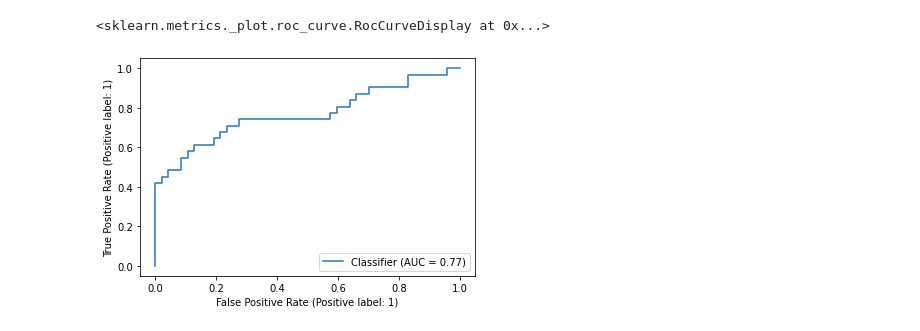
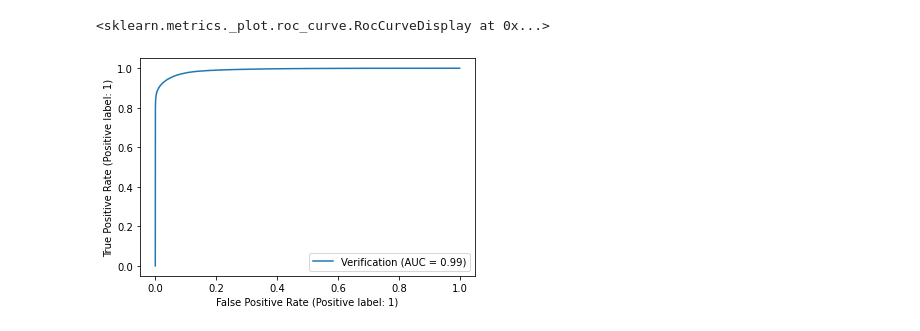
Before and after one commit to wanteatfruit/CS308-Project-Face-Recognition, a Jupyter notebook: evaluation.ipynb, the cells around one changed output. Saved outputs shown, nothing was run; the diff lists cells and outputs as text; code cells hidden in the pictures.

```diff
--- a/evaluation.ipynb
+++ b/evaluation.ipynb
@@ -29,7 +26,19 @@ if not os.path.exists(score_path):
 def face_identification_eval():
     cls = get_cls()
     train_image_paths,test_image_paths,train_labels,test_gt_labels = get_img_paths(cls)
-    test_pred_labels, test_pred_conf = svm_classify(train_image_paths,train_labels,test_image_paths)
+    if not os.path.exists('feats.pkl'):
+        train_feats = generate_embeddings(train_image_paths)
+        test_image_feats = generate_embeddings(test_image_paths)
+        with open('feats.pkl','wb') as f:
+            pickle.dump((train_feats,test_image_feats),f)
+    else:
+        with open('feats.pkl','rb') as f:
+            train_feats,test_image_feats = pickle.load(f)
+    train_feats = np.squeeze(train_feats)
+    test_image_feats = np.squeeze(test_image_feats)
+    print(train_feats.shape)
+    print(test_image_feats.shape)
+    test_pred_labels, test_pred_conf = svm_classify(train_feats,train_labels,test_image_feats)
     return test_gt_labels, test_pred_labels, test_pred_conf
 
 # identification eval
@@ -76,10 +104,19 @@ def get_cls_veri():
 
 def face_identification_eval():
     cls = get_cls_veri()
+    train_image_paths,test_image_paths,train_labels,test_gt_labels = get_img_paths(cls)
+
     image_paths,labels = get_img_paths(cls,type='veri_test')
+    with open('feats.pkl','rb') as f:
+        train_feats,test_image_feats = pickle.load(f)
+
+
     y_true=[]
     y_sim=[]
     embeddings = generate_embeddings(image_paths)
+
+    embeddings = np.concatenate((embeddings,train_feats))
+    labels = np.concatenate((labels,train_labels))
     for i,p in enumerate(embeddings):
         for j in range(i,len(embeddings)):
             match,sim_score=is_match(embeddings[i],embeddings[j])
@@ -91,5 +128,6 @@ def face_identification_eval():
     return y_true,y_sim
 
 y_true,y_sim=face_identification_eval()
+y_sim
 # %% [output]
 veri_test\ajw\ajw_1.jpg
@@ -112,5 +167,5 @@ veri_test\ajw\ajw_2.jpg
 # %%
-RocCurveDisplay.from_predictions(y_true,y_sim)
+RocCurveDisplay.from_predictions(y_true,y_sim, name='Verification')
 # %% [output]
 <sklearn.metrics._plot.roc_curve.RocCurveDisplay at 0x...>
-[figure, old version]
+[figure, new version]
```
Also changed, not shown: parts of 5 cells of this notebook, 5 other files.
